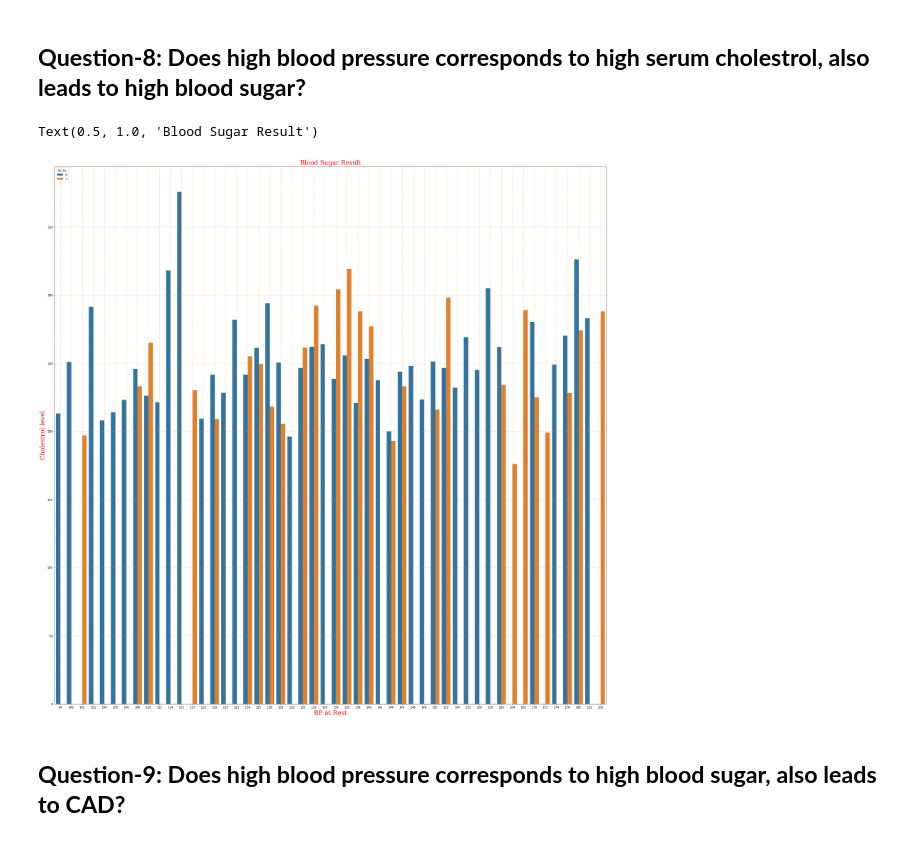
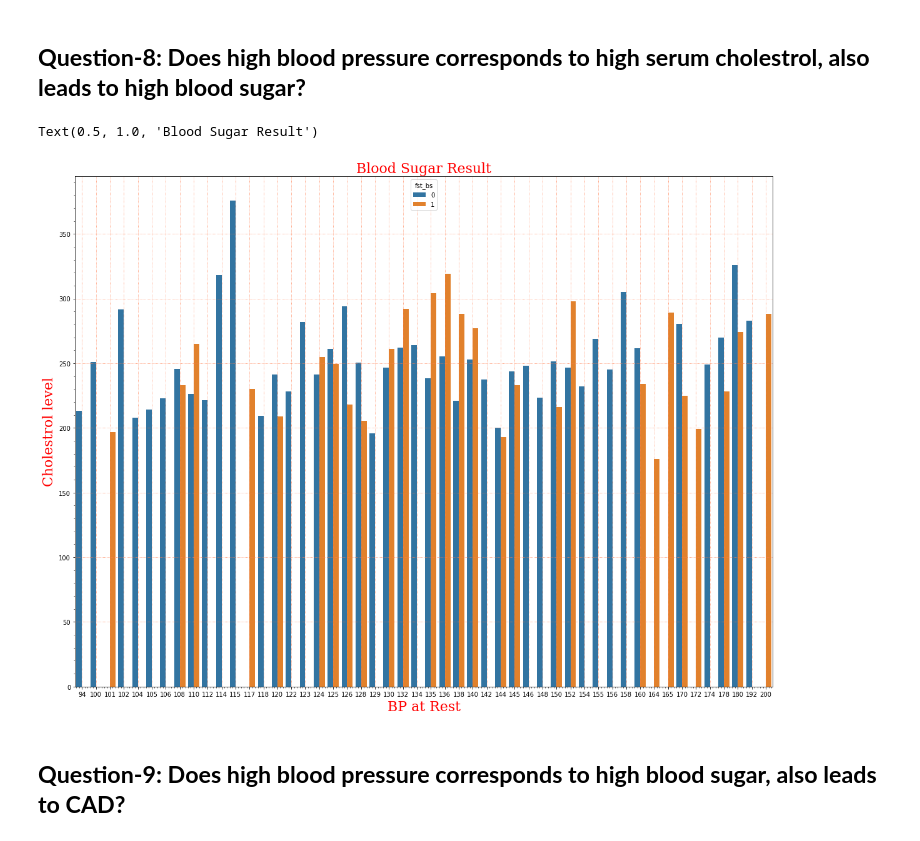
Before and after one commit to raj-shr-git/Coronary_Artery_Disease, a Jupyter notebook: Coronary_Artery_Disease.ipynb, the cells around one changed output. Drawn from its saved outputs; the diff is of its cells as text; code cells hidden in the pictures.

```diff
--- a/Coronary_Artery_Disease.ipynb
+++ b/Coronary_Artery_Disease.ipynb
@@ -288,7 +298,8 @@ cleveland_df['result'].dtype
 # %% [output]
 dtype('int64')
 # %%
-cleveland_df['fix_thal'] = cleveland_df[['thal','result']].apply(lambda val : '7.0' if val['result'] == 1 and val['thal'] == None else '3.0' if val['result'] == 0 and val['thal'] == None else val['thal'],axis=1)
+cleveland_df['fix_thal'] = cleveland_df[['thal','result']].apply(lambda val : '7.0' if val['result'] == 1 and val['thal'] == None
+                                                                 else '3.0' if val['result'] == 0 and val['thal'] == None else val['thal'],axis=1)
 # %%
 cleveland_df['thal'].value_counts()
 # %% [output]
@@ -747,16 +763,16 @@ Text(0.5, 1.0, 'CAD Result')
 ## **Question-8: Does high blood pressure corresponds to high serum cholestrol, also leads to high blood sugar?**
 # %%
 label_style={'family':'serif','color':'red','size':22}
-plt.figure(figsize=(35,35))
+plt.figure(figsize=(20,15))
 sns.barplot(x=cleveland_df['rest_bp'],y=cleveland_df['cholestrol'],hue=cleveland_df['fst_bs'],ci=None,dodge=True)
 plt.minorticks_on()
 plt.grid(which='major',linestyle=':',color='coral')
 plt.xlabel('BP at Rest',fontdict=label_style)
 plt.ylabel('Cholestrol level',fontdict=label_style)
 plt.title('Blood Sugar Result',fontdict=label_style)
 # %% [output]
 Text(0.5, 1.0, 'Blood Sugar Result')
-[figure, old version]
+[figure, new version]
 # %% [markdown]
 ## **Question-9: Does high blood pressure corresponds to high blood sugar, also leads to CAD?**
 # %%
```
Also changed, not shown: parts of 80 cells of this notebook.
